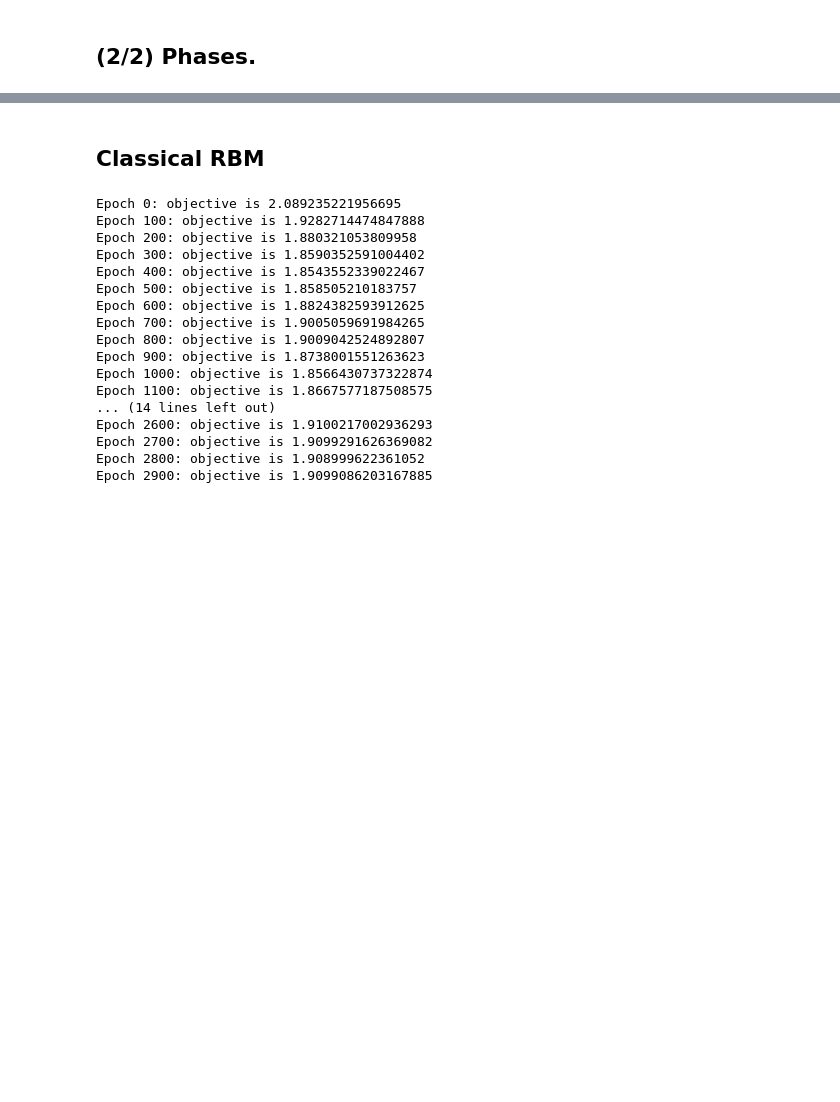
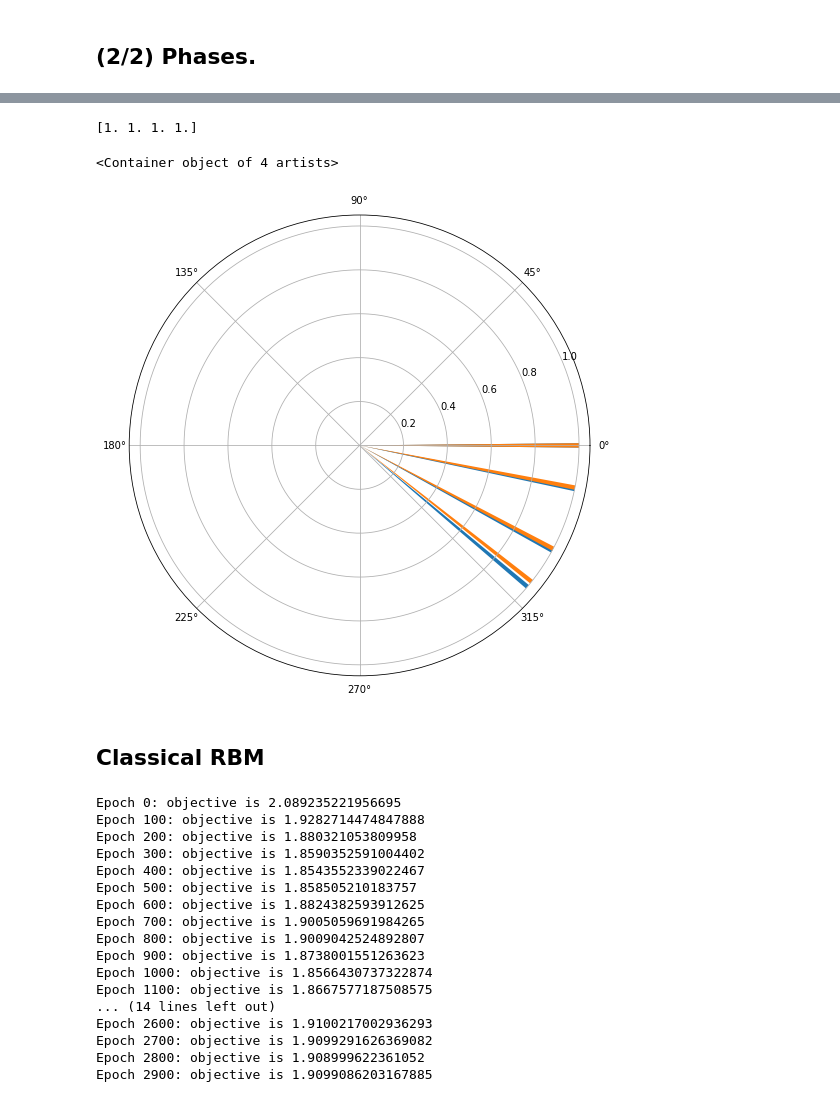
Before and after one commit to RQC-QApp/NNQST, a Jupyter notebook: nn_qst/nn_qst.ipynb, the cells around one changed output, grey strips where cells are left out. Cells and saved outputs as stored; diff of their text form; code cells hidden in the pictures; blank space fills up the shorter version.

```diff
--- a/nn_qst/nn_qst.ipynb
+++ b/nn_qst/nn_qst.ipynb
@@ -84,3 +188,14 @@ KeyboardInterrupt:
+# %%
+radii = np.ones(4)
+print(radii)
+fig = plt.figure(figsize=(8,8))
+ax = fig.add_axes([0.1, 0.1, 0.8, 0.8], polar=True)
+ax.bar(phases_true - phases_true[0], radii, width=0.02, bottom=0.0)
+ax.bar(phases_RBM - phases_RBM[0], radii, width=0.02, bottom=0.0)
+# %% [output]
+[1. 1. 1. 1.]
+<Container object of 4 artists>
+[figure, added]
 # %% [markdown]
 ## Classical RBM
 # %%
```
Also changed, not shown: parts of 25 cells of this notebook, 3 other files.
